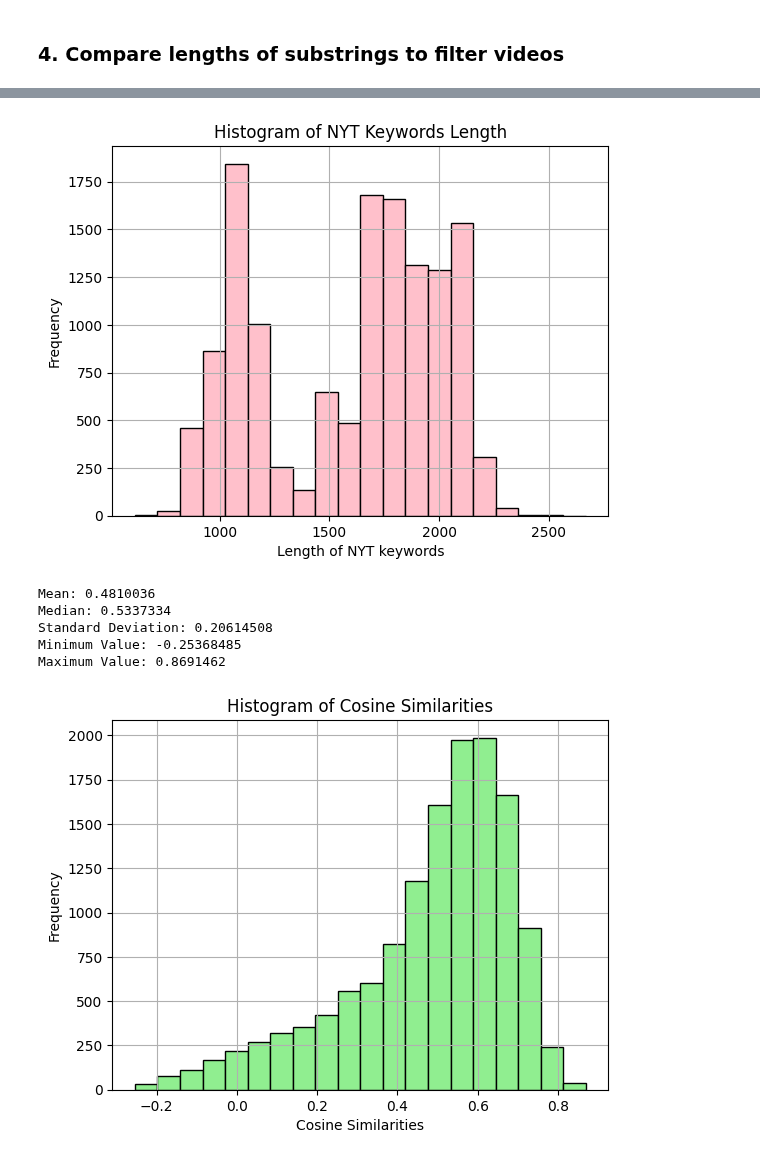
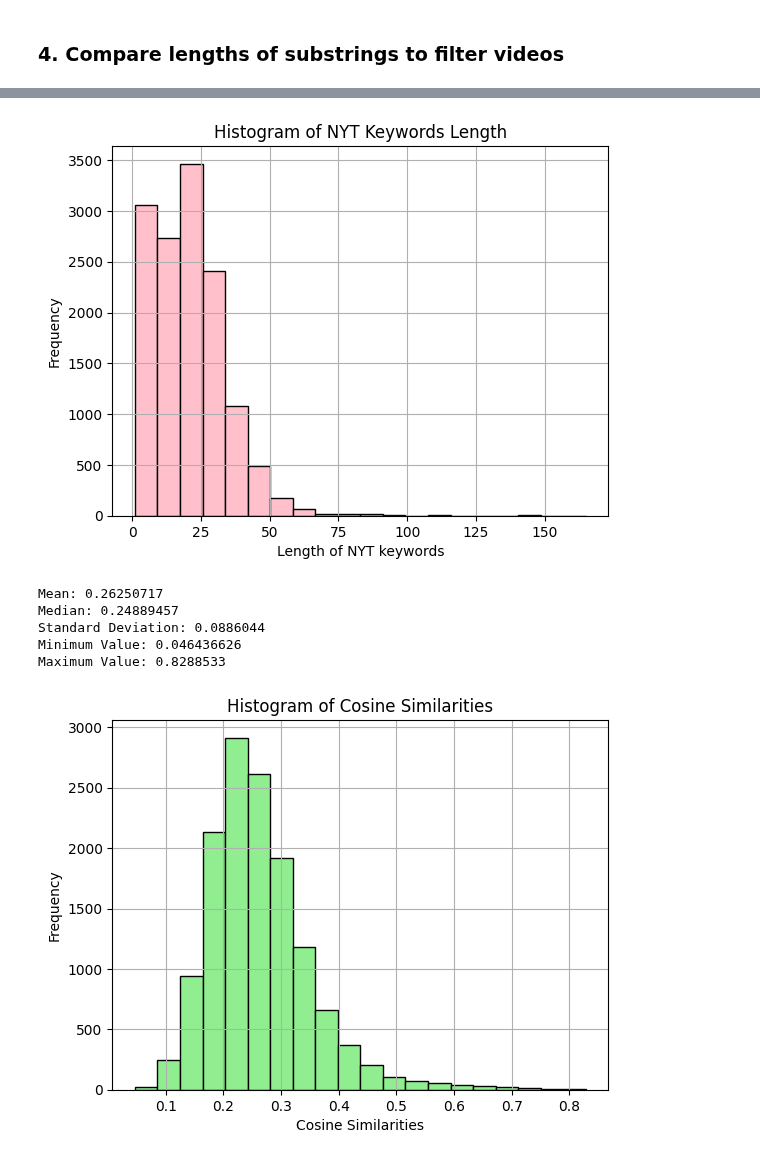
Before and after one commit to jyontika/CS315-Project-2, a Jupyter notebook: analysis/nyt-analysis-revised.ipynb, the cells around one changed output, grey strips where cells are left out. Cells and saved outputs as stored; diff of their text form; code cells hidden in the pictures.

Commit message:
cosine similarity finalized with universal sentence encoder

```diff
--- a/analysis/nyt-analysis-revised.ipynb
+++ b/analysis/nyt-analysis-revised.ipynb
@@ -273,29 +273,30 @@ for index, row in df.iterrows():
 
     # get relevant keywords and combine lists
     if not nyt_df.empty:
-        nyt_df['keywords'] = nyt_df['keywords'].apply(split_keywords)
-        nyt_df['headline'] = nyt_df['headline'].apply(clean_headline)
-        nyt_df['nyt_keywords'] = nyt_df['keywords'] + nyt_df['headline']
+        nyt_df['keywords_cleaned'] = nyt_df['keywords'].apply(split_keywords)
+        nyt_df['headline_cleaned'] = nyt_df['headline'].apply(clean_headline)
+        nyt_df['nyt_keywords'] = nyt_df['keywords_cleaned'] + nyt_df['headline_cleaned']
+
 
         # makes a sentence for cosine similarity
-        nyt_df['article_sentence'] = nyt_df.apply(lambda row: ' '.join(row['keywords'] + row['headline']), axis=1)
+        nyt_df['article_sentence'] = nyt_df.apply(lambda row: ' '.join(row['keywords_cleaned'] + row['headline_cleaned']), axis=1)
 
     else:
         uncollected.append(row)
 
     # get video embedding
     video_sentence  = video_sentence = ' '.join(row['video_keywords'])
-    #print(index, video_sentence)
-    video_embedding = embed([video_sentence])[0]
-    #print(index, video_embedding)
+    # video_embedding = sbert_model.encode([video_sentence])[0]   # sbert
+    video_embedding = embed([video_sentence])[0]              # universal sentence encoder
 
     # find cosine similarity for each article
     max_similarity = -1  # initialize maximums
     max_index = -1
     for index, nyt_row in nyt_df.iterrows():
         cosine_similarities = {}
-         # calculate embedding for nyt_sentence
-        nyt_embedding = embed([nyt_row['article_sentence']])[0]
+        # calculate embedding for nyt_sentence
+        # nyt_embedding = sbert_model.encode([nyt_row['article_sentence']])[0]   # sbert
+        nyt_embedding = embed([nyt_row['article_sentence']])[0]               # universal sentence encoder
 
          # calculate cosine similarity
         cosine_sim = cosineSimilarity(video_embedding, nyt_embedding)
@@ -308,11 +309,9 @@ for index, row in df.iterrows():
     print("Index of Maximum Cosine Similarity:", max_index)
     print("Maximum Cosine Similarity:", max_similarity)
 
-
-
     # Jyontika -- remove duplicates from video_keywords and nyt_keywords
-    #row['video_keywords'] = list(set(row['video_keywords']))
-    #flat_list = list(set(flat_list))
+    # row['video_keywords'] = list(set(row['video_keywords']))
+    # flat_list = list(set(flat_list))
 
     # Process the data and create a new row
     new_row = {
@@ -320,6 +319,10 @@ for index, row in df.iterrows():
         'video_date': row['video_date'],
         'video_keywords': row['video_keywords'],
         'nyt_keywords': top_row['nyt_keywords'],
+        # headline, abstract, lead paragraph
+        #'nyt_abstract': top_row['abstract'],
+        'nyt_headline': top_row['headline'],
+        #'nyt_lead_paragraph': top_row['lead_paragraph'],
         'cosine_sim': max_similarity
     }
 
@@ -334,8 +337,6 @@ print("Done processing!")
 
 # create DataFrame from the list of rows
 comparison_df = pd.DataFrame(rows)
-
-comparison_df
 # %% [output]
 Processing video 1/13551, video id: 7273221955937914155
 NYT data for 2023-08-30 already in folder
@@ -376,7 +382,5 @@ plt.show()
 # %%
-# create histogram to see video keyword lengths
-
-# Calculate the length of each string in the 'video_keywords' column
+# calculate the length of each string in the 'nyt_keywords' column
 keyword_lengths = comparison_df['nyt_keywords'].apply(len)
 
 # Create a histogram
@@ -387,38 +391,38 @@ plt.title('Histogram of NYT Keywords Length')
 plt.grid(True)
 plt.show()
 # %% [output]
-[figure, old version]
+[figure, new version]
 # %%
 # inspect cosine similarities
 import matplotlib.pyplot as plt
 
 # extracting values from the dictionary
-values = list(cosine_similarities.values())
+values = comparison_df['cosine_sim']
 
 # calculate summary statistics
 mean = np.mean(values)
 median = np.median(values)
 std_dev = np.std(values)
 min_val = np.min(values)
 max_val = np.max(values)
 
 print("Mean:", mean)
 print("Median:", median)
 print("Standard Deviation:", std_dev)
 print("Minimum Value:", min_val)
 print("Maximum Value:", max_val)
 
 # create histogram
 plt.hist(values, bins=20, color='lightgreen', edgecolor='black')
 plt.title('Histogram of Cosine Similarities')
 plt.xlabel('Cosine Similarities')
 plt.ylabel('Frequency')
 plt.grid(True)
 plt.show()
 # %% [output]
-Mean: 0.4810036
-Median: 0.5337334
-Standard Deviation: 0.20614508
-Minimum Value: -0.25368485
-Maximum Value: 0.8691462
+Mean: 0.26250717
+Median: 0.24889457
+Standard Deviation: 0.0886044
+Minimum Value: 0.046436626
+Maximum Value: 0.8288533
-[figure, old version]
+[figure, new version]
```
Also changed, not shown: parts of 5 cells of this notebook.
